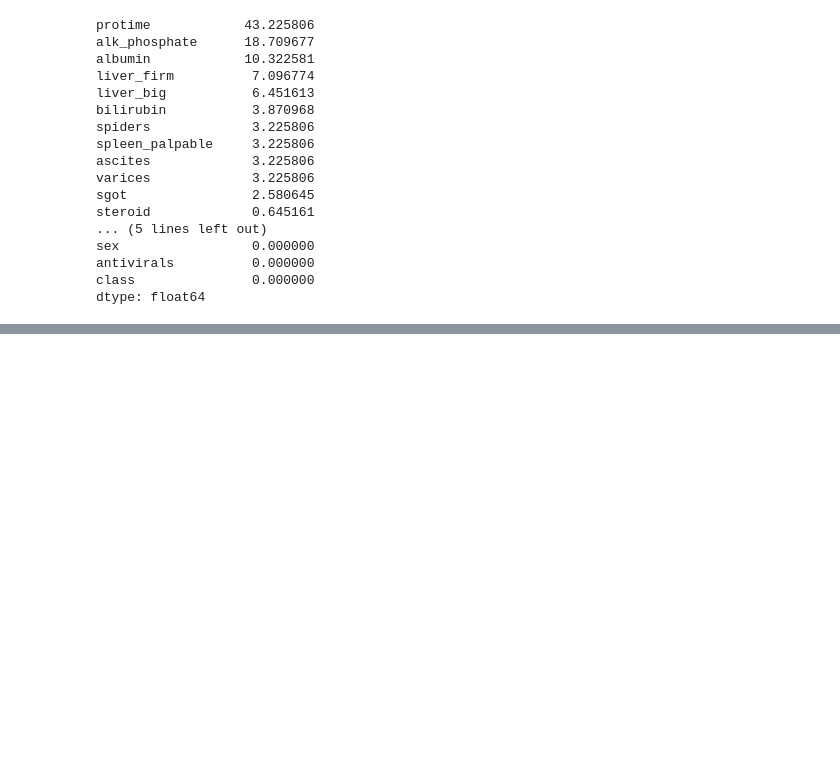
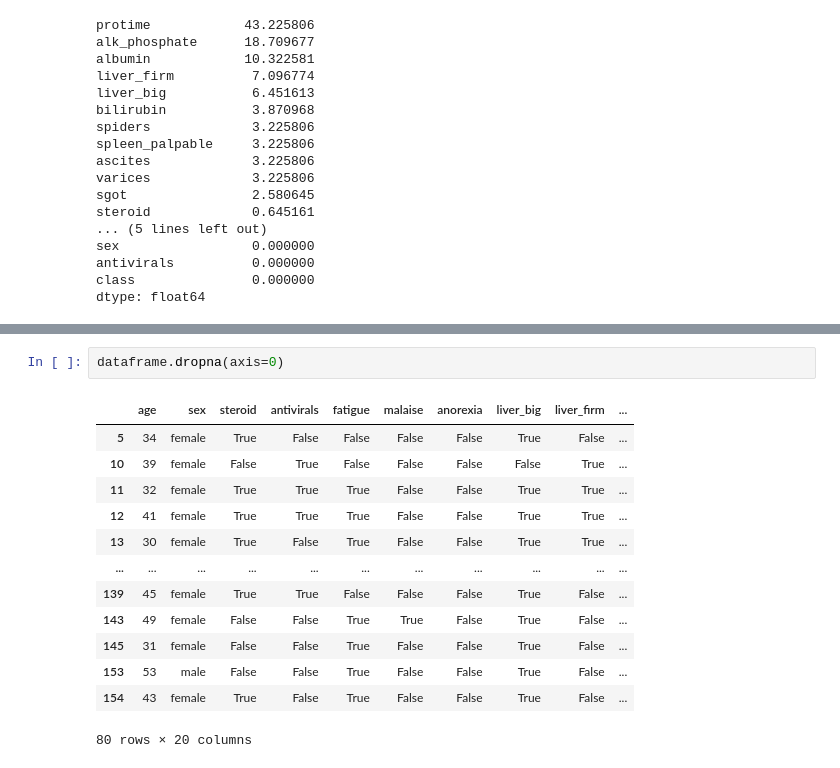
Before and after one commit to AimanHafizi619/Python-Preprocessing-Exercise, a Jupyter notebook: Prepocessing_Hepatitis.ipynb, the cells around one changed output, grey strips where cells are left out. Saved outputs shown, nothing was run; the diff lists cells and outputs as text; blank space fills up the shorter version.

```diff
--- a/Prepocessing_Hepatitis.ipynb
+++ b/Prepocessing_Hepatitis.ipynb
@@ -92,0 +111,16 @@ dtype: float64
+# %%
+dataframe.dropna(axis=0)
+# %% [output]
+|  | age | sex | steroid | antivirals | fatigue | malaise | anorexia | liver_big | liver_firm | ... |
+| 5 | 34 | female | True | False | False | False | False | True | False | ... |
+| 10 | 39 | female | False | True | False | False | False | False | True | ... |
+| 11 | 32 | female | True | True | True | False | False | True | True | ... |
+| 12 | 41 | female | True | True | True | False | False | True | True | ... |
+| 13 | 30 | female | True | False | True | False | False | True | True | ... |
+| ... | ... | ... | ... | ... | ... | ... | ... | ... | ... | ... |
+| 139 | 45 | female | True | True | False | False | False | True | False | ... |
+| 143 | 49 | female | False | False | True | True | False | True | False | ... |
+| 145 | 31 | female | False | False | True | False | False | True | False | ... |
+| 153 | 53 | male | False | False | True | False | False | True | False | ... |
+| 154 | 43 | female | True | False | True | False | False | True | False | ... |
+80 rows × 20 columns
```
Also changed, not shown: parts of 3 cells of this notebook.
